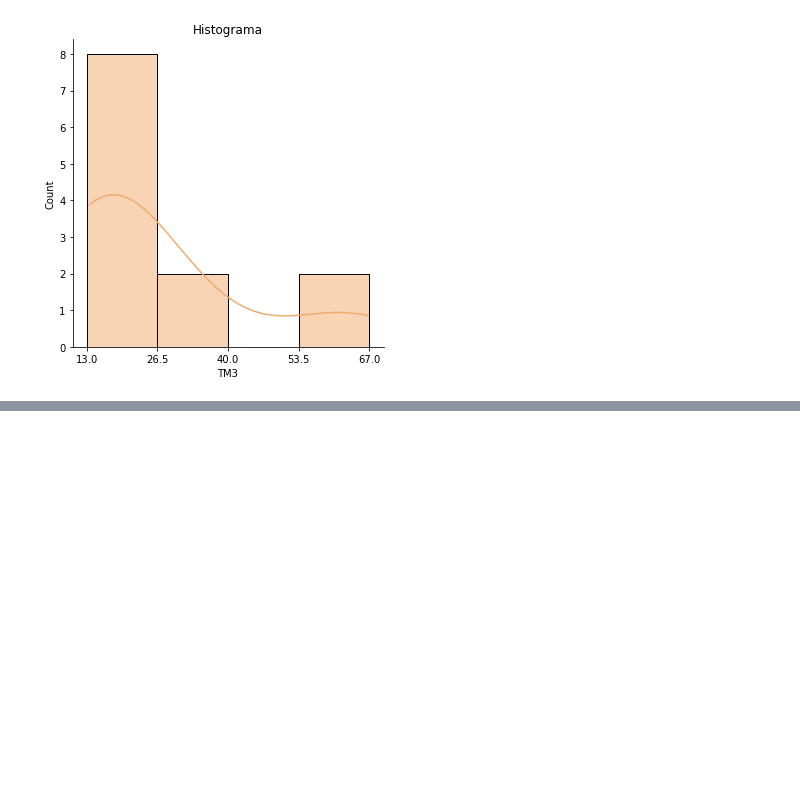
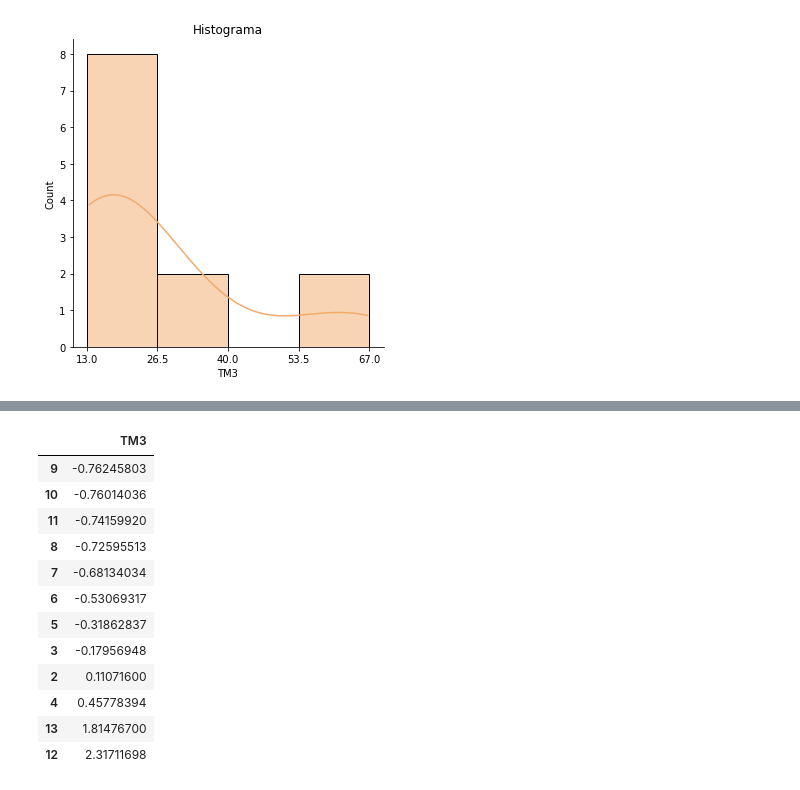
Before and after one commit to EGLL69247/Examen-TE, a Jupyter notebook: Examen_EGLl.ipynb, the cells around one changed output, grey strips where cells are left out. Cells and saved outputs as stored; diff of their text form; code cells hidden in the pictures; blank space fills up the shorter version.

```diff
--- a/Examen_EGLl.ipynb
+++ b/Examen_EGLl.ipynb
@@ -226,0 +231,2 @@ plot.show()
+# %%
+zscore= sts.zscore(md2)
@@ -226,0 +250,18 @@ plot.show()
+# %%
+ztb= df = pd.DataFrame(zscore)
+# %%
+ztb
+# %% [output]
+|  | TM3 |
+| 9 | -0.76245803 |
+| 10 | -0.76014036 |
+| 11 | -0.74159920 |
+| 8 | -0.72595513 |
+| 7 | -0.68134034 |
+| 6 | -0.53069317 |
+| 5 | -0.31862837 |
+| 3 | -0.17956948 |
+| 2 | 0.11071600 |
+| 4 | 0.45778394 |
+| 13 | 1.81476700 |
+| 12 | 2.31711698 |
```
Also changed, not shown: parts of 3 cells of this notebook.
